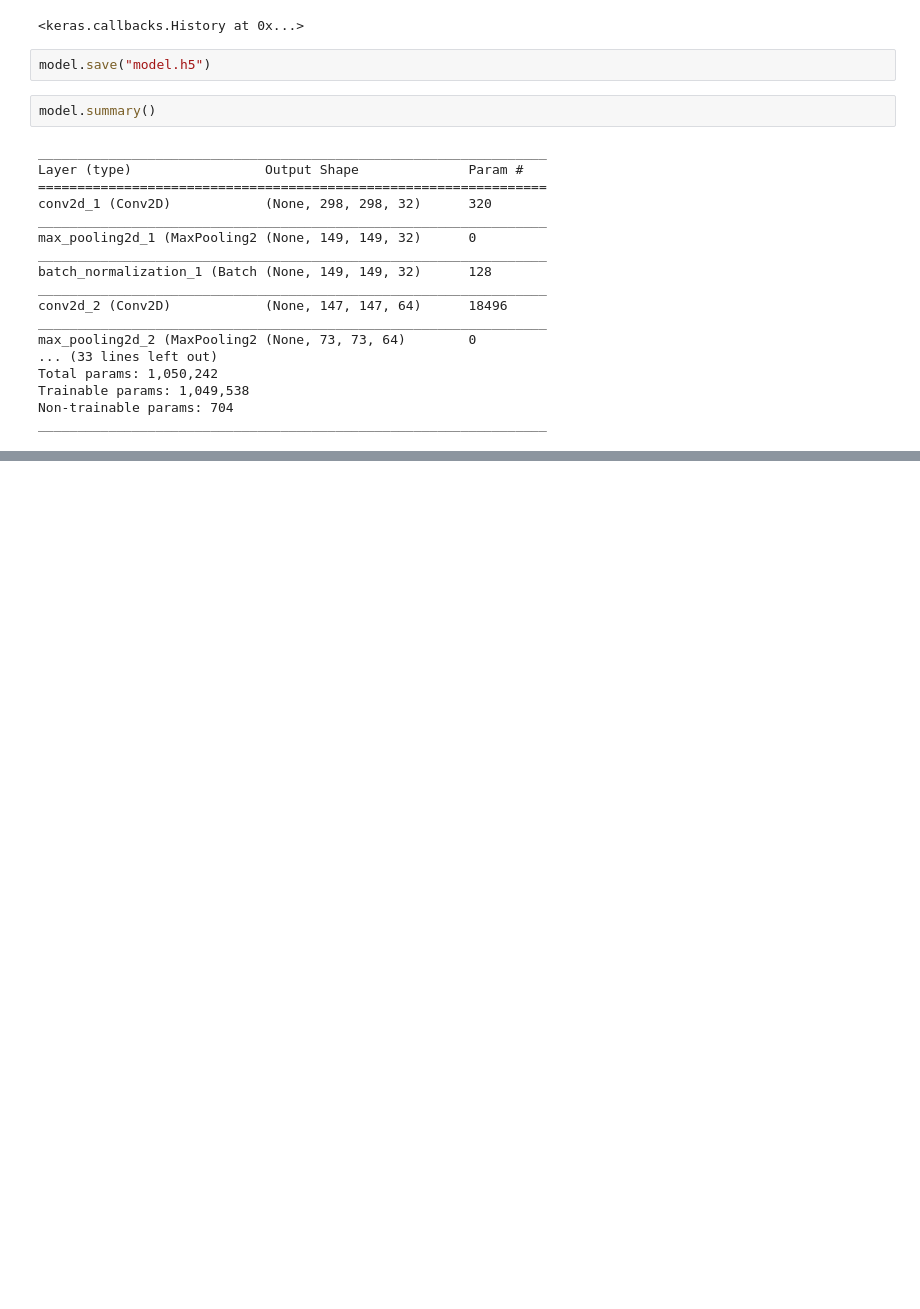
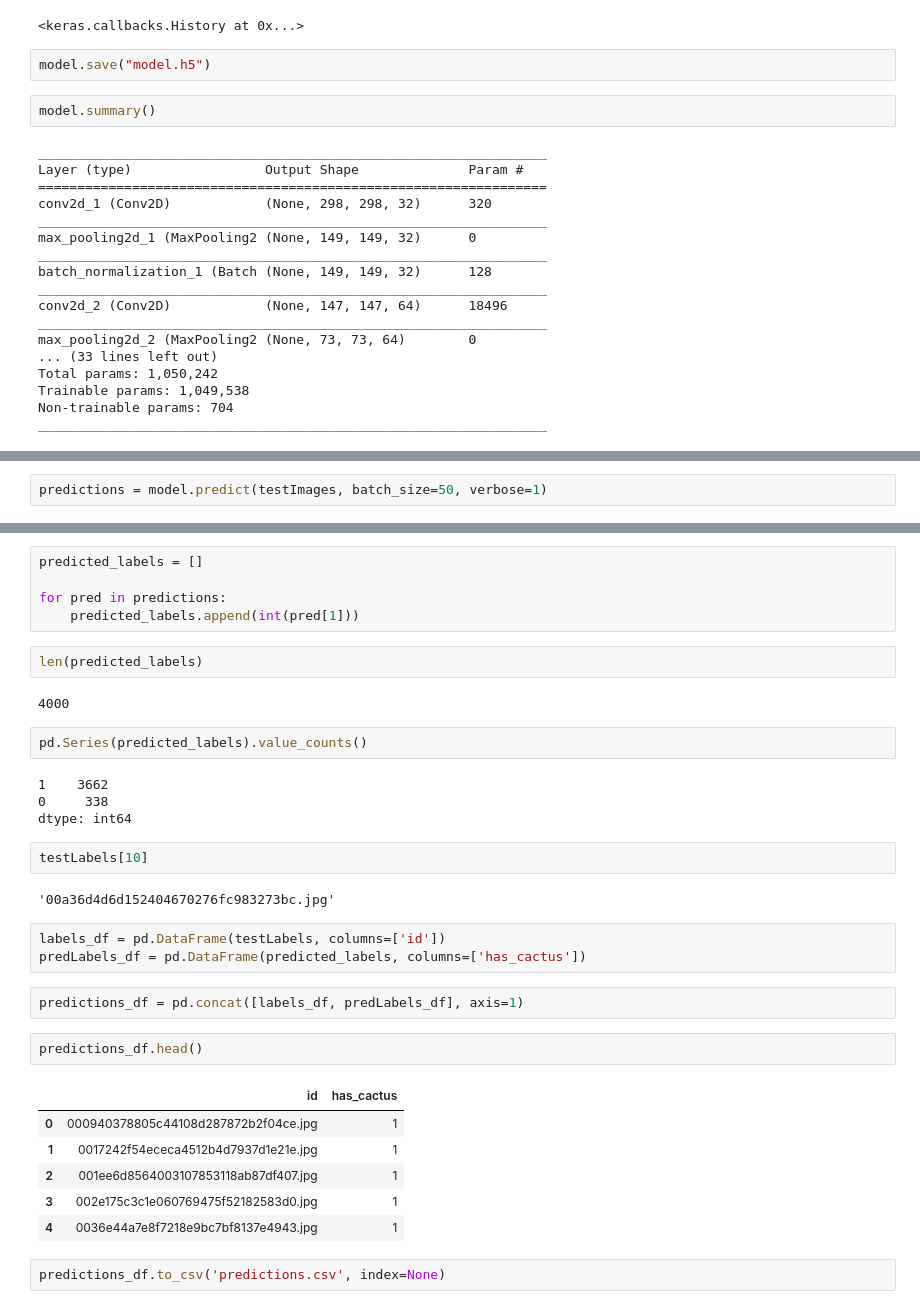
Before and after one commit to Vedant1202/Kaggle_Cactus_Classifier, a Jupyter notebook: cnn.ipynb, the cells around one changed output, grey strips where cells are left out. Cells and saved outputs as stored; diff of their text form; blank space fills up the shorter version.

```diff
--- a/cnn.ipynb
+++ b/cnn.ipynb
@@ -176,0 +191,2 @@ print(acc * 100)
+# %%
+predictions = model.predict(testImages, batch_size=50, verbose=1)
@@ -176,0 +205,35 @@ print(acc * 100)
+# %%
+predicted_labels = []
+
+for pred in predictions:
+    predicted_labels.append(int(pred[1]))
+# %%
+len(predicted_labels)
+# %% [output]
+4000
+# %%
+pd.Series(predicted_labels).value_counts()
+# %% [output]
+1    3662
+0     338
+dtype: int64
+# %%
+testLabels[10]
+# %% [output]
+'00a36d4d6d152404670276fc983273bc.jpg'
+# %%
+labels_df = pd.DataFrame(testLabels, columns=['id'])
+predLabels_df = pd.DataFrame(predicted_labels, columns=['has_cactus'])
+# %%
+predictions_df = pd.concat([labels_df, predLabels_df], axis=1)
+# %%
+predictions_df.head()
+# %% [output]
+|  | id | has_cactus |
+| 0 | 000940378805c44108d287872b2f04ce.jpg | 1 |
+| 1 | 0017242f54ececa4512b4d7937d1e21e.jpg | 1 |
+| 2 | 001ee6d8564003107853118ab87df407.jpg | 1 |
+| 3 | 002e175c3c1e060769475f52182583d0.jpg | 1 |
+| 4 | 0036e44a7e8f7218e9bc7bf8137e4943.jpg | 1 |
+# %%
+predictions_df.to_csv('predictions.csv', index=None)
```
Also changed, not shown: parts of 8 cells of this notebook, 1 other file.
